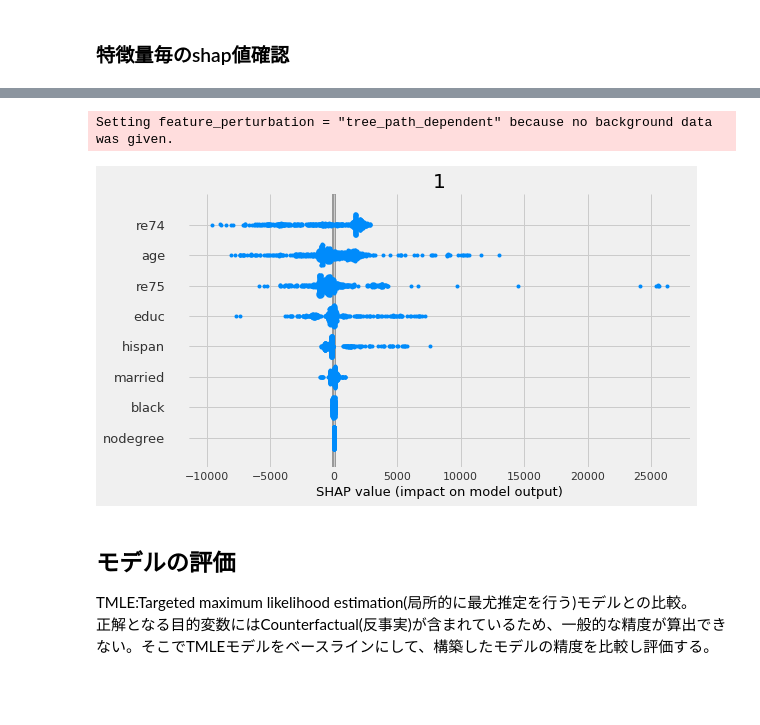
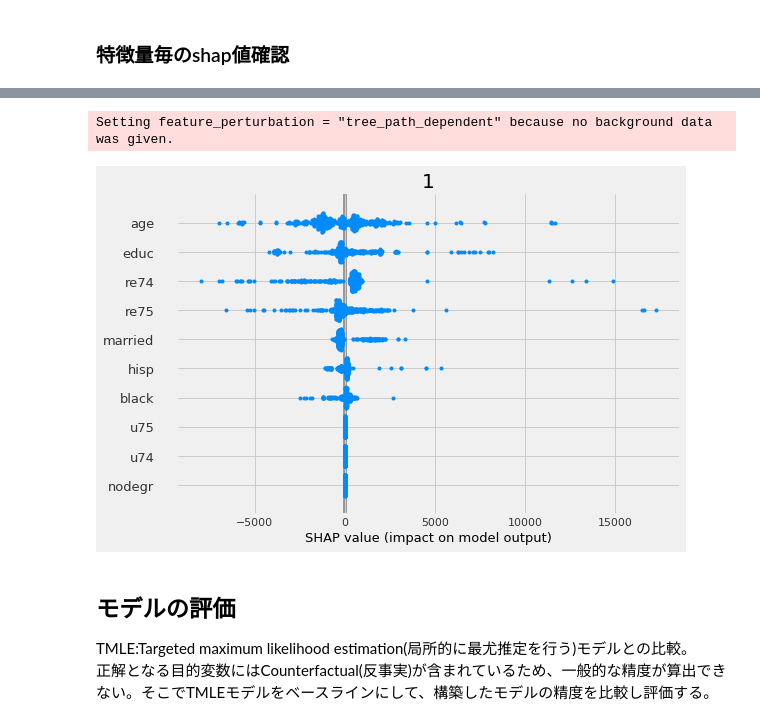
Before and after one commit to Itsuki-Hamano123/practice-casualeffect, a Jupyter notebook: jobs_causality/jobs_causalml.ipynb, the cells around one changed output, grey strips where cells are left out. Drawn from its saved outputs; the diff is of its cells as text; code cells hidden in the pictures; blank space fills up the shorter version.

```diff
--- a/jobs_causality/jobs_causalml.ipynb
+++ b/jobs_causality/jobs_causalml.ipynb
@@ -66,18 +63,24 @@ Dataset description
 * re75: real earnings in 1975 (pre-treatment)
 * re78: real earnings in 1978 (outcome)
 # %%
-csv_path = 'dataset/lalonde.csv'
+csv_path = 'dataset/job_lalonde.csv'
 df= pd.read_csv(csv_path)
 
 OUTCOME_COLUMN = 're78'
 TREATMENT_COLUMN = 'treat'
-UNNECESSARY_COLUMNS = ["id"]
+UNNECESSARY_COLUMNS = ['ps', 'ips_weight', 'tips_weight',
+       'cips_weight', 'ips_normalized_weight', 'tips_normalized_weight',
+       'cips_normalized_weight', 'ips_stabilized_weight',
+       'tips_stabilized_weight', 'cips_stabilized_weight', 'd_y', 'dbar_y']
 FEATURE_COLUMNS = list(df.drop(columns=[OUTCOME_COLUMN, TREATMENT_COLUMN]+UNNECESSARY_COLUMNS).columns)
+
+df[TREATMENT_COLUMN] = df[TREATMENT_COLUMN] * 1
 
 print('outcome:{col}'.format(col=OUTCOME_COLUMN))
 print('treatment:{col}'.format(col=TREATMENT_COLUMN))
 print('features:{cols}'.format(cols=FEATURE_COLUMNS))
-df.head()
+
+df.drop(columns=UNNECESSARY_COLUMNS).head()
 # %% [output]
 outcome:re78
 treatment:treat
@@ -123,17 +140,12 @@ SEED = 2
 
 data = df.drop(columns=UNNECESSARY_COLUMNS)
 
-train_X, test_X, train_y, test_y = train_test_split(data.drop(columns=OUTCOME_COLUMN).values, data[OUTCOME_COLUMN].values,
-                                                    test_size=0.2, random_state=SEED)
-train_X, val_X, train_y, val_y = train_test_split(train_X, train_y,
-                                                  test_size=0.2, random_state=SEED)
-# t:treatment(介入変数)の取り出し
-train_t = train_X[:,0].astype(int)
-train_X = train_X[:,1:]
-val_t = val_X[:,0].astype(int)
-val_X = val_X[:,1:]
-test_t = test_X[:,0].astype(int)
-test_X = test_X[:,1:]
+train_X, test_X, train_t, test_t, train_y, test_y = train_test_split(data.drop(columns=[TREATMENT_COLUMN, OUTCOME_COLUMN]).values,
+                                                                     data[TREATMENT_COLUMN].values,
+                                                                     data[OUTCOME_COLUMN].values,
+                                                                     test_size=0.2, random_state=SEED)
+train_X, val_X, train_t, val_t, train_y, val_y = train_test_split(train_X, train_t, train_y,
+                                                                  test_size=0.2, random_state=SEED)
 
 print('data.shape:{}'.format(data.shape))
 print('train_X:{}, train_t:{}, train_y:{}'.format(train_X.shape, train_t.shape, train_y.shape))
@@ -150,10 +162,10 @@ test_X:(123, 8), test_t:(123,), test_y:(123,)
 # causalmlで使用できるElasticNetPropensityModelでは内部でsklearn.linear_model.ElasticNetCVが使われている
 # ElasticNetPropensityModelでは検証用データを使えなさそうなので、過学習を防ぐためにも今回はxgboostを使用
 # ps：propensity score(傾向スコア)
-ps_model = XGBClassifier(random_state=SEED)
+ps_model = XGBClassifier(n_estimators=1000, random_state=SEED)
 # 目的変数をTreatmentとして学習
 ps_model.fit(X=train_X, y=train_t, eval_set=[(val_X, val_t)],
-             early_stopping_rounds=5)
+             early_stopping_rounds=10)
 
 # 傾向スコア算出
 train_ps = ps_model.predict_proba(data=train_X)[:,1]
@@ -354,7 +352,7 @@ x_learner.plot_importance(X=learner_input_X,
 # %% [markdown]
 ### 特徴量毎のshap値確認
 # %%
-x_learner.plot_shap_values(X=learner_input_X, tau=ite,
+x_learner.plot_shap_values(X=learner_input_X, tau=x_ite,
                            features=FEATURE_COLUMNS,
                            model_tau_feature=XGBRegressor(random_state=SEED))
 # %% [output]
@@ -363,5 +361,5 @@ x_learner.plot_shap_values(X=learner_input_X, tau=ite,
 Setting feature_perturbation = "tree_path_dependent" because no background data was given.
-[figure, old version]
+[figure, new version]
 # %% [markdown]
 ## モデルの評価
 TMLE:Targeted maximum likelihood estimation(局所的に最尤推定を行う)モデルとの比較。<br>正解となる目的変数にはCounterfactual(反事実)が含まれているため、一般的な精度が算出できない。そこでTMLEモデルをベースラインにして、構築したモデルの精度を比較し評価する。
```
Also changed, not shown: parts of 44 cells of this notebook.
